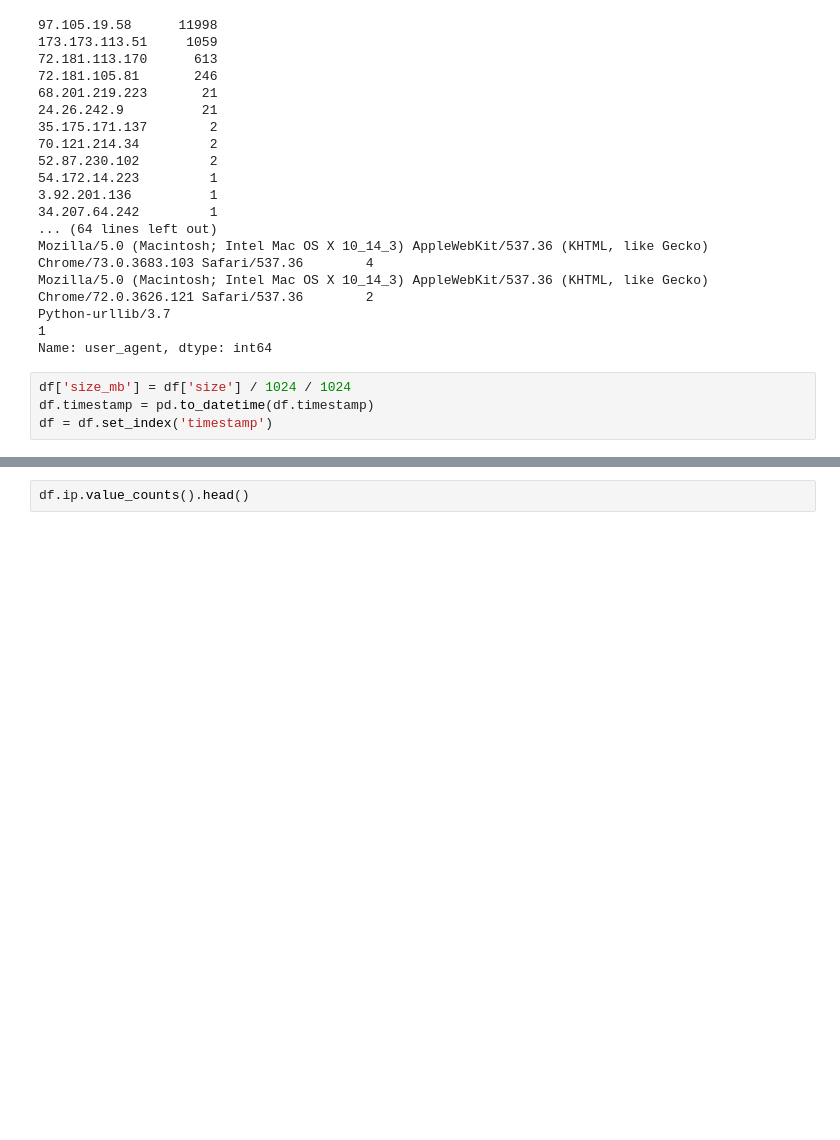
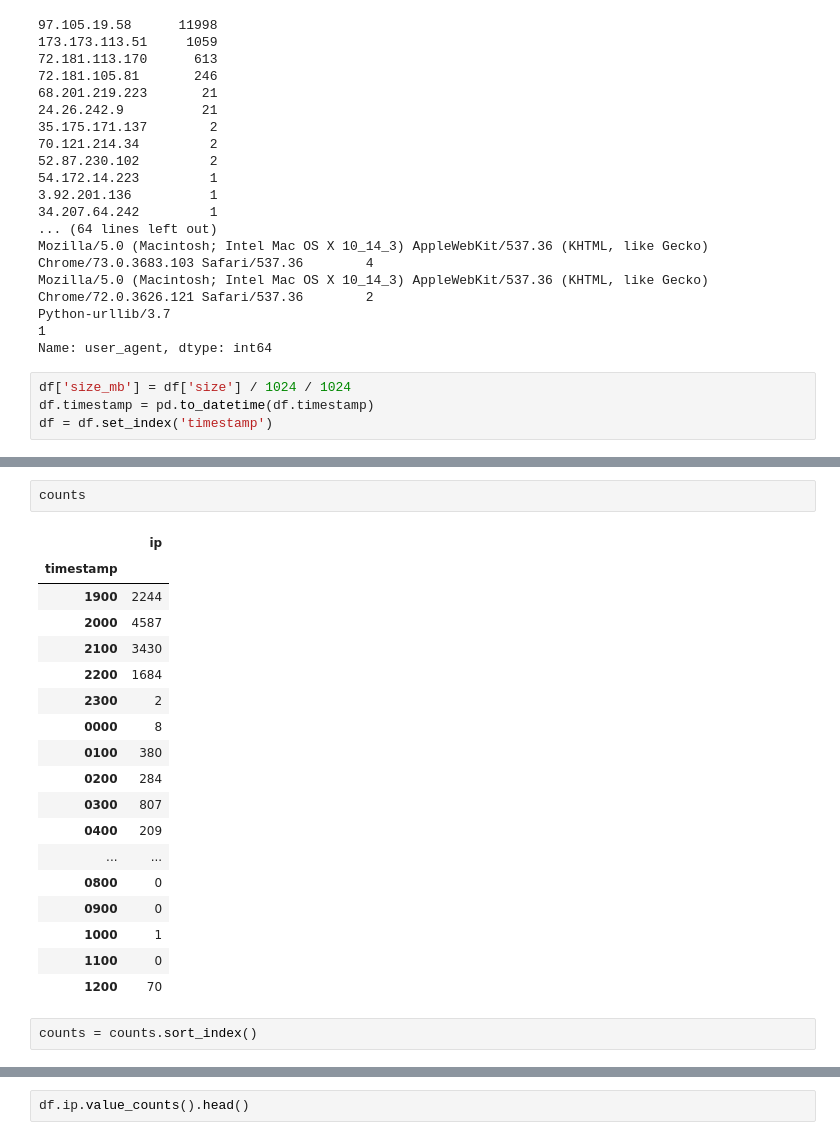
Before and after one commit to malachi-hale/anomaly-detection-exercises, a Jupyter notebook: discrete_anomaly_detection.ipynb, the cells around one changed output, grey strips where cells are left out. Cells and saved outputs as stored; diff of their text form; blank space fills up the shorter version.

```diff
--- a/discrete_anomaly_detection.ipynb
+++ b/discrete_anomaly_detection.ipynb
@@ -82,0 +108,23 @@ df.head()
+# %%
+counts
+# %% [output]
+|  | ip |
+| timestamp |  |
+| 1900 | 2244 |
+| 2000 | 4587 |
+| 2100 | 3430 |
+| 2200 | 1684 |
+| 2300 | 2 |
+| 0000 | 8 |
+| 0100 | 380 |
+| 0200 | 284 |
+| 0300 | 807 |
+| 0400 | 209 |
+| ... | ... |
+| 0800 | 0 |
+| 0900 | 0 |
+| 1000 | 1 |
+| 1100 | 0 |
+| 1200 | 70 |
+# %%
+counts = counts.sort_index()
```
Also changed, not shown: parts of 8 cells of this notebook.
